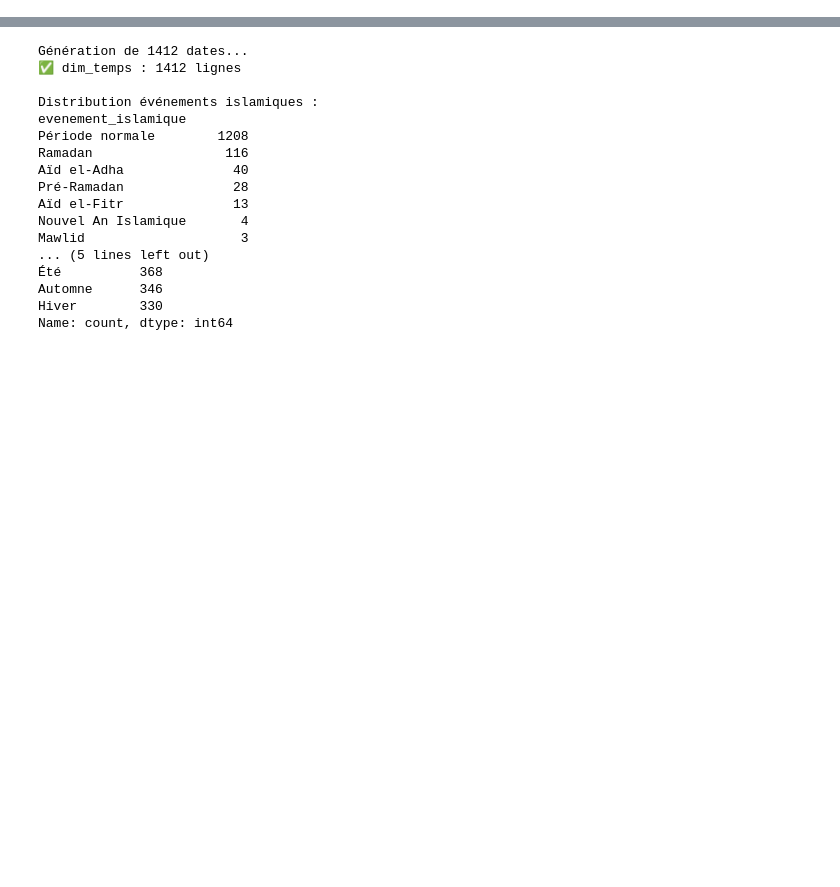
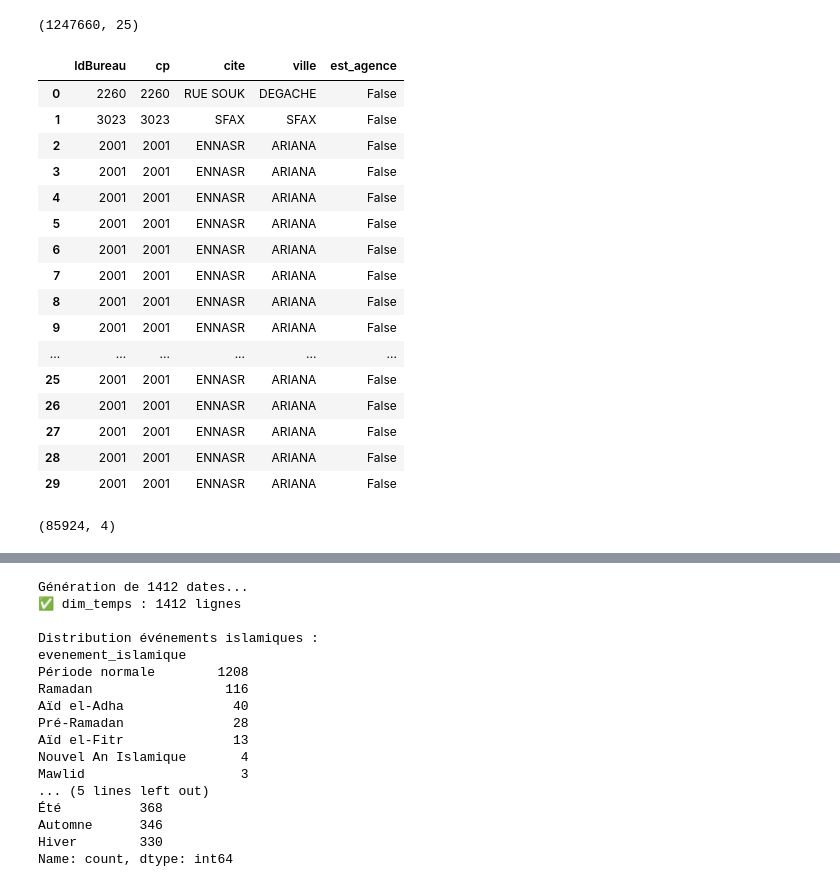
Before and after one commit to EyaTouati/postalytics, a Jupyter notebook: postalytics/data_pipeline/notebooks/03_transformation.ipynb, the cells around one changed output, grey strips where cells are left out. Cells and saved outputs as stored; diff of their text form; code cells hidden in the pictures; blank space fills up the shorter version.

```diff
--- a/postalytics/data_pipeline/notebooks/03_transformation.ipynb
+++ b/postalytics/data_pipeline/notebooks/03_transformation.ipynb
@@ -48,3 +48,31 @@ Date
 2025    485074
 2026    351604
 Name: count, dtype: int64
+# %%
+print(df_all.shape)
+# %% [output]
+(1247660, 25)
+# %%
+df_all[['IdBureau','cp','cite','ville','est_agence']].head(30)
+# %% [output]
+|  | IdBureau | cp | cite | ville | est_agence |
+| 0 | 2260 | 2260 | RUE SOUK | DEGACHE | False |
+| 1 | 3023 | 3023 | SFAX | SFAX | False |
+| 2 | 2001 | 2001 | ENNASR | ARIANA | False |
+| 3 | 2001 | 2001 | ENNASR | ARIANA | False |
+| 4 | 2001 | 2001 | ENNASR | ARIANA | False |
+| 5 | 2001 | 2001 | ENNASR | ARIANA | False |
+| 6 | 2001 | 2001 | ENNASR | ARIANA | False |
+| 7 | 2001 | 2001 | ENNASR | ARIANA | False |
+| 8 | 2001 | 2001 | ENNASR | ARIANA | False |
+| 9 | 2001 | 2001 | ENNASR | ARIANA | False |
+| ... | ... | ... | ... | ... | ... |
+| 25 | 2001 | 2001 | ENNASR | ARIANA | False |
+| 26 | 2001 | 2001 | ENNASR | ARIANA | False |
+| 27 | 2001 | 2001 | ENNASR | ARIANA | False |
+| 28 | 2001 | 2001 | ENNASR | ARIANA | False |
+| 29 | 2001 | 2001 | ENNASR | ARIANA | False |
+# %%
+df_all[['IdBureau','cp','cite','ville']].drop_duplicates().shape
+# %% [output]
+(85924, 4)
```
Also changed, not shown: parts of 7 cells of this notebook, 16 other files.
